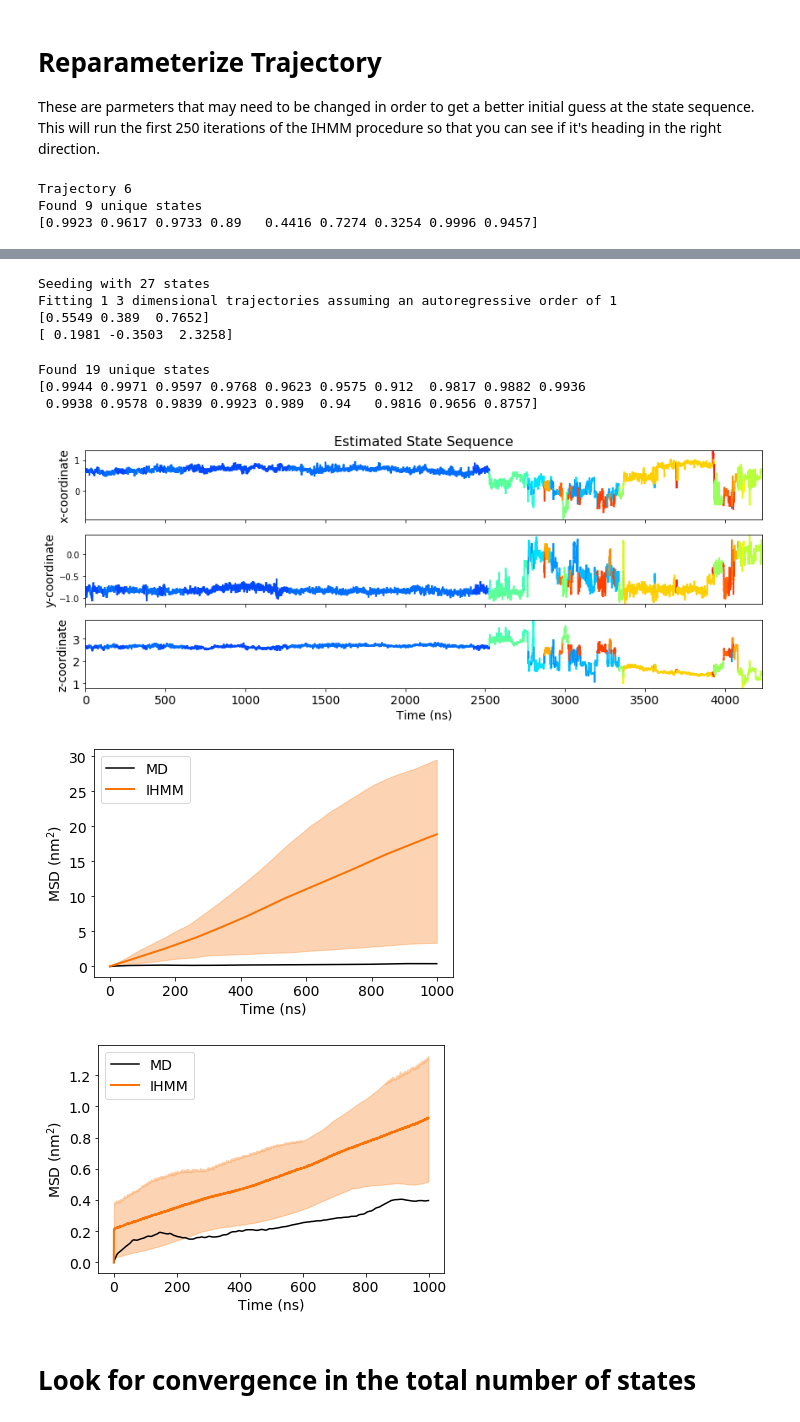
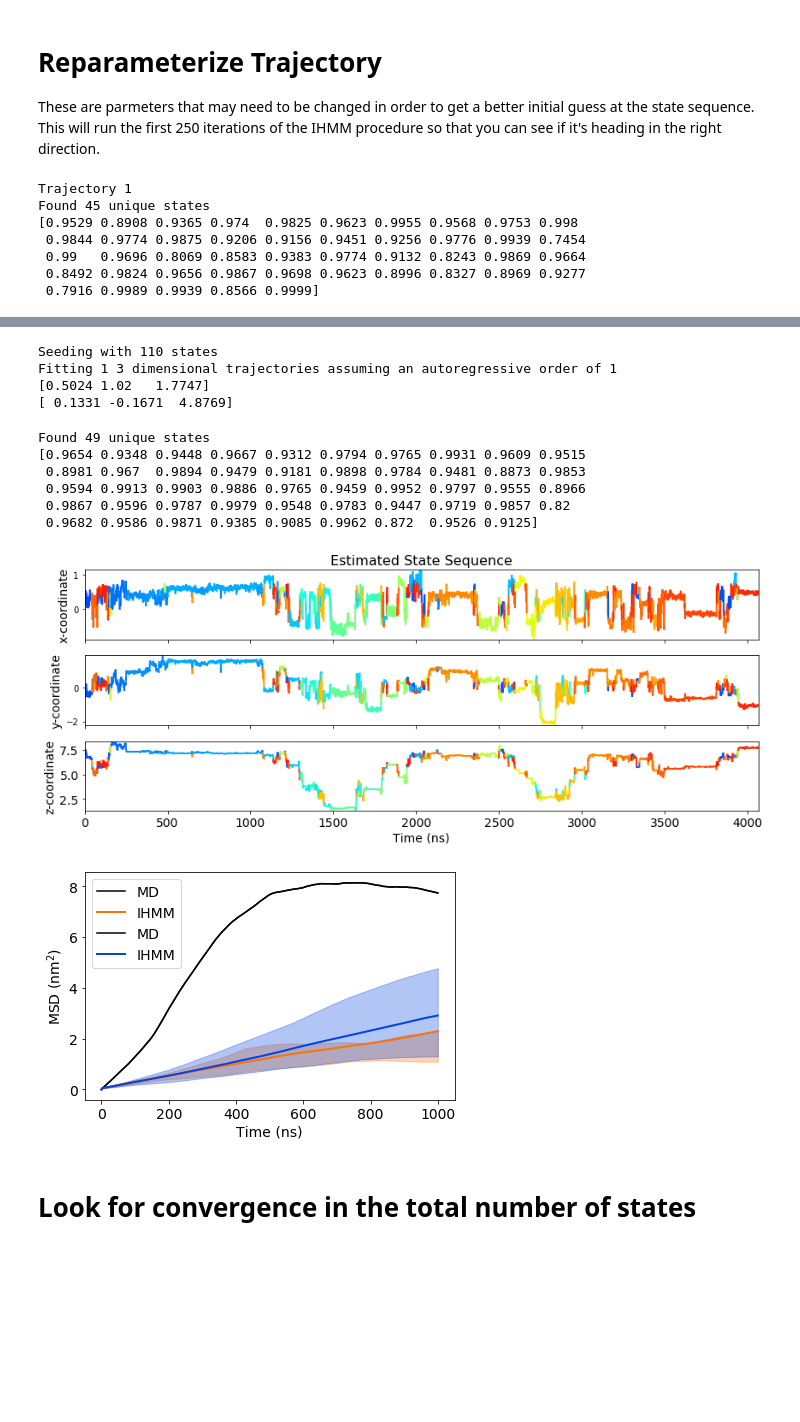
Before and after one commit to bencoscia/hdphmm, a Jupyter notebook: notebooks/refinement.ipynb, the cells around one changed output, grey strips where cells are left out. Saved outputs shown, nothing was run; the diff lists cells and outputs as text; code cells hidden in the pictures; blank space fills up the shorter version.

```diff
--- a/notebooks/refinement.ipynb
+++ b/notebooks/refinement.ipynb
@@ -1,23 +1,24 @@
 # %%
 %run master_functions.ipynb
 # %%
-def plot_msd(hmm, ntrajper, res, traj_no, savename=None):
+def plot_msd(hmm, ntrajper, res, traj_no, savename=None, color='xkcd:orange', show=True):
 
     final_p = get_params([hmm], hmm, hmm.z, clustered=False)
 
     traj = gen_realizations(final_p, ntrajper, progress=True)
 
-    msd = individual_unclustered_realizations(res, traj_no, traj[np.newaxis, ...], single=True, savename=savename)
+    msd = individual_unclustered_realizations(res, traj_no, traj[np.newaxis, ...], single=True,
+                                              savename=savename, color=color, show=show)
 # %% [markdown]
 # Load Original IHMM File
 # %%
-res = 'ACH'
+res = 'URE'
 
-ihmm = file_rw.load_object('saved_parameters/2000iter_%s_unseeded.pl' % res)['ihmm']
+ihmm = file_rw.load_object('saved_parameters/2000iter_%s.pl' % res)['ihmm']
 # %% [markdown]
 # Define Trajectory that needs improvement and have a look
 # %%
-tr = 6  # trajectory number to improve
+tr = 1  # trajectory number to improve
 savename = '/home/ben/github/LLC_Membranes/Ben_Manuscripts/hdphmm/supporting_figures/state_sequence_before_%s_%d.pdf' % (res, tr)
-ihmm[tr].summarize_results(savename=savename)
+ihmm[tr].summarize_results(savename=None)
 # %% [output]
@@ -35,9 +40,10 @@ show_traj = True
 save = False
 mod_T = False
 ntrajper = 10
-analyze = [tr] # np.arange(24)#[14] #, 14, 15, 21]
+analyze = [tr] #np.arange(24)# [tr] #, 14, 15, 21]
 seed = True
-seed_segs = 4
+seed_segs = 16
+niter_inference = 250
 
 # IHMM params
 max_states = 100  # More is usually better
@@ -79,20 +85,25 @@ for i, hmm in enumerate(ihmm):
             load_com = True
 
         # do it again
+        max_states = max(max_states, np.unique(z).size)
         new_hmm = hdphmm.InfiniteHMM(com, traj_no=i, load_com=load_com, difference=False,
                              observation_model='AR', order=1, max_states=max_states,
                              dim=[0, 1, 2], prior='MNIW-N', save_every=20, hyperparams=hyperparams,
                              seed_sequence=z)
 
-        new_hmm.inference(250)
+        new_hmm.inference(niter_inference)
 
         new_hmm.summarize_results(traj_no=0)
         new_hmm._get_params(traj_no=0)
 
-        plot_msd(hmm, ntrajper, res, i)
+        plot_msd(hmm, ntrajper, res, i, show=False)
 
-        plot_msd(new_hmm, ntrajper, res, i)
+        plot_msd(new_hmm, ntrajper, res, i, color='xkcd:blue')
 # %% [output]
-Trajectory 6
-Found 9 unique states
-[0.9923 0.9617 0.9733 0.89   0.4416 0.7274 0.3254 0.9996 0.9457]
+Trajectory 1
+Found 45 unique states
+[0.9529 0.8908 0.9365 0.974  0.9825 0.9623 0.9955 0.9568 0.9753 0.998
+ 0.9844 0.9774 0.9875 0.9206 0.9156 0.9451 0.9256 0.9776 0.9939 0.7454
+ 0.99   0.9696 0.8069 0.8583 0.9383 0.9774 0.9132 0.8243 0.9869 0.9664
+ 0.8492 0.9824 0.9656 0.9867 0.9698 0.9623 0.8996 0.8327 0.8969 0.9277
+ 0.7916 0.9989 0.9939 0.8566 0.9999]
@@ -112,13 +128,15 @@ Fitting 1 3 dimensional trajectories assuming an autoregressive order of 1
-Seeding with 27 states
+Seeding with 110 states
 Fitting 1 3 dimensional trajectories assuming an autoregressive order of 1
-[0.5549 0.389  0.7652]
-[ 0.1981 -0.3503  2.3258]
+[0.5024 1.02   1.7747]
+[ 0.1331 -0.1671  4.8769]
-Found 19 unique states
-[0.9944 0.9971 0.9597 0.9768 0.9623 0.9575 0.912  0.9817 0.9882 0.9936
- 0.9938 0.9578 0.9839 0.9923 0.989  0.94   0.9816 0.9656 0.8757]
+Found 49 unique states
+[0.9654 0.9348 0.9448 0.9667 0.9312 0.9794 0.9765 0.9931 0.9609 0.9515
+ 0.8981 0.967  0.9894 0.9479 0.9181 0.9898 0.9784 0.9481 0.8873 0.9853
+ 0.9594 0.9913 0.9903 0.9886 0.9765 0.9459 0.9952 0.9797 0.9555 0.8966
+ 0.9867 0.9596 0.9787 0.9979 0.9548 0.9783 0.9447 0.9719 0.9857 0.82
+ 0.9682 0.9586 0.9871 0.9385 0.9085 0.9962 0.872  0.9526 0.9125]
-[figure, old version]
+[figure, new version]
-[figure, old version]
+[figure, new version]
-[figure, removed]
 # %% [markdown]
 # Look for convergence in the total number of states
 # %%
```
Also changed, not shown: parts of 8 cells of this notebook, 3 other files.
